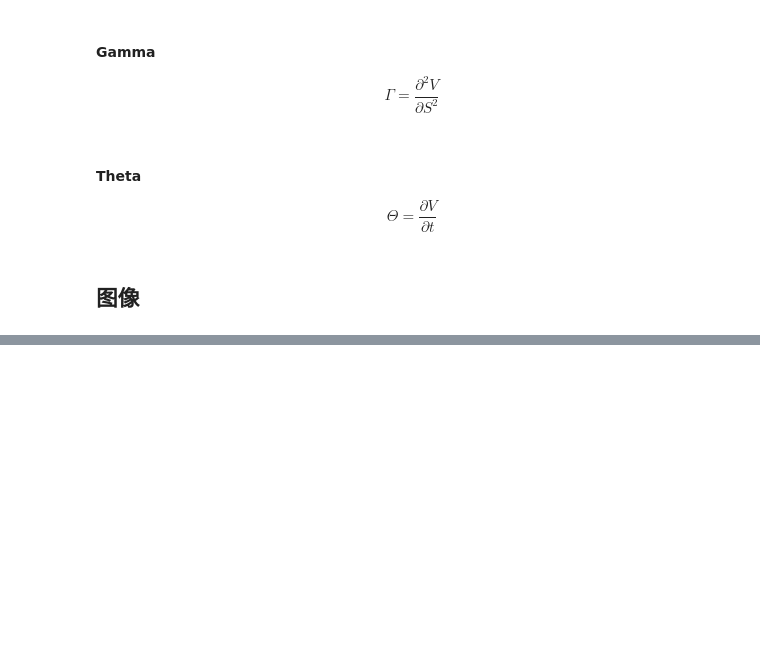
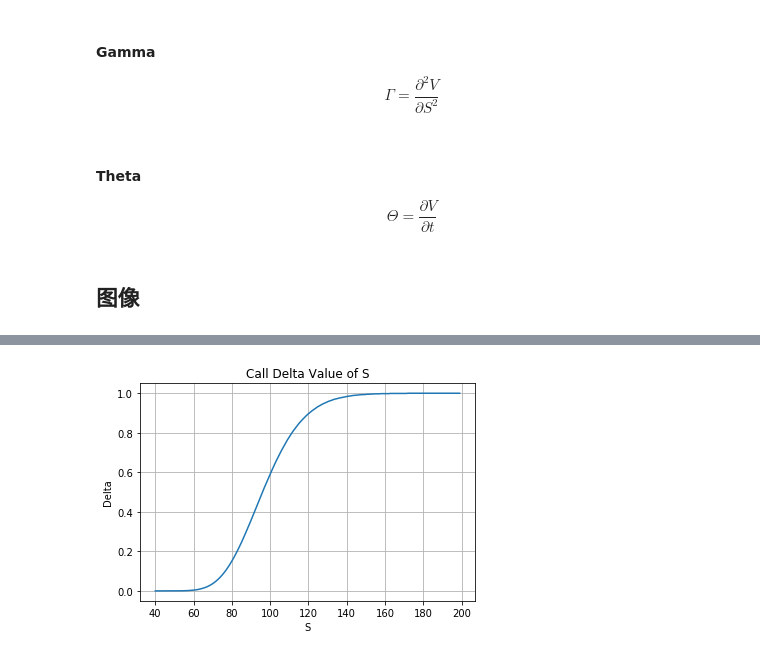
Before and after one commit to chenxin1-5/option-study, a Jupyter notebook: black-scholes-model.ipynb, the cells around one changed output, grey strips where cells are left out. Saved outputs shown, nothing was run; the diff lists cells and outputs as text; code cells hidden in the pictures; blank space fills up the shorter version.

```diff
--- a/black-scholes-model.ipynb
+++ b/black-scholes-model.ipynb
@@ -136,0 +143,23 @@ plt.show()
+# %%
+## Delta Plot
+s = np.arange(40.0, 200.0, 1.0)
+c = []
+for s_i in s:
+    c.append(delta.evalf(subs={
+        S: s_i,
+        K: 100,
+        T: 1,
+        t: 0.5,
+        r: 0.05,
+        sigma: 0.25},n=2))
+
+fig, ax = plt.subplots()
+ax.plot(s, c)
+
+ax.set(xlabel='S', ylabel='Delta',
+       title='Call Delta Value of S')
+ax.grid()
+
+plt.show()
+# %% [output]
+[figure, added]
```
Also changed, not shown: parts of 3 cells of this notebook.
